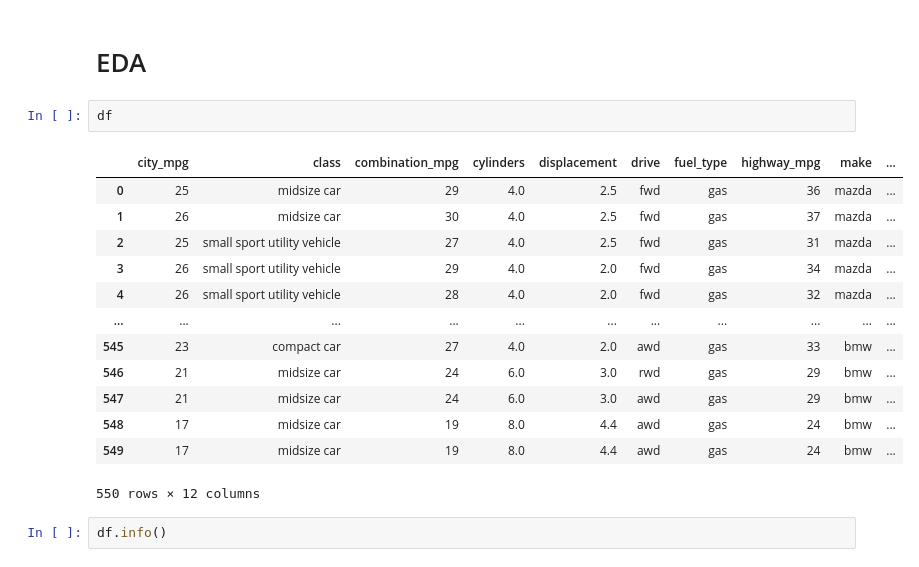
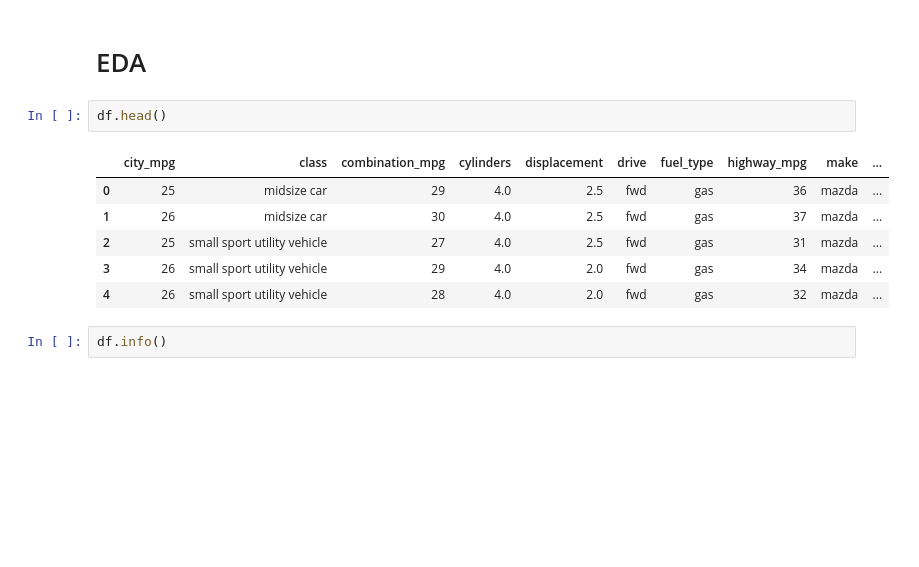
Before and after one commit to anmar36a/Data-Analysis, a Jupyter notebook: Car_Fuel_Efficiency.ipynb, the cells around one changed output. Cells and saved outputs as stored; diff of their text form; blank space fills up the shorter version.

```diff
--- a/Car_Fuel_Efficiency.ipynb
+++ b/Car_Fuel_Efficiency.ipynb
@@ -18,21 +19,14 @@ df = pd.read_csv(f'{data_dir}/car_data.csv')
 # %% [markdown]
 # EDA
 # %%
-df
+df.head()
 # %% [output]
 |  | city_mpg | class | combination_mpg | cylinders | displacement | drive | fuel_type | highway_mpg | make | ... |
 | 0 | 25 | midsize car | 29 | 4.0 | 2.5 | fwd | gas | 36 | mazda | ... |
 | 1 | 26 | midsize car | 30 | 4.0 | 2.5 | fwd | gas | 37 | mazda | ... |
 | 2 | 25 | small sport utility vehicle | 27 | 4.0 | 2.5 | fwd | gas | 31 | mazda | ... |
 | 3 | 26 | small sport utility vehicle | 29 | 4.0 | 2.0 | fwd | gas | 34 | mazda | ... |
 | 4 | 26 | small sport utility vehicle | 28 | 4.0 | 2.0 | fwd | gas | 32 | mazda | ... |
-| ... | ... | ... | ... | ... | ... | ... | ... | ... | ... | ... |
-| 545 | 23 | compact car | 27 | 4.0 | 2.0 | awd | gas | 33 | bmw | ... |
-| 546 | 21 | midsize car | 24 | 6.0 | 3.0 | rwd | gas | 29 | bmw | ... |
-| 547 | 21 | midsize car | 24 | 6.0 | 3.0 | awd | gas | 29 | bmw | ... |
-| 548 | 17 | midsize car | 19 | 8.0 | 4.4 | awd | gas | 24 | bmw | ... |
-| 549 | 17 | midsize car | 19 | 8.0 | 4.4 | awd | gas | 24 | bmw | ... |
-550 rows × 12 columns
 # %%
 df.info()
 # %% [output]
```
Also changed, not shown: parts of 14 cells of this notebook.
